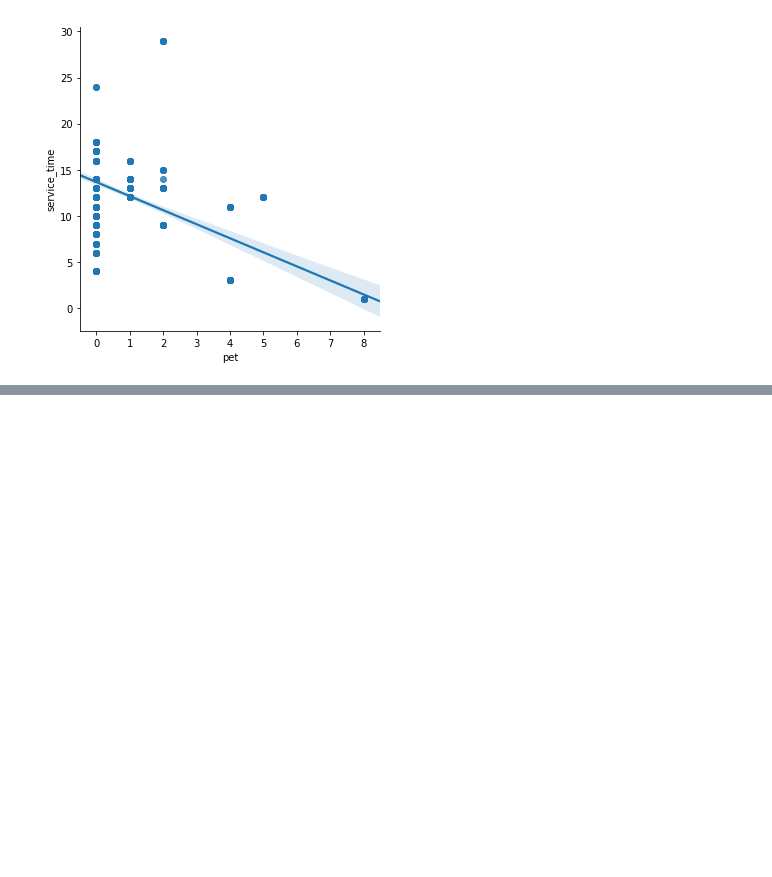
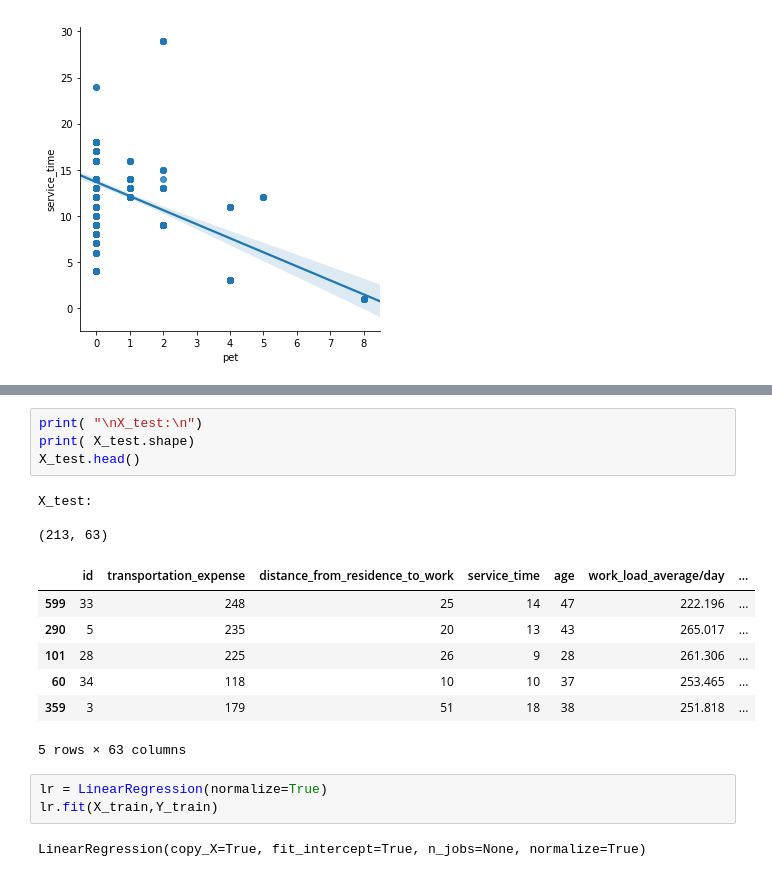
Before and after one commit to samarth-malhotra/DM_ASSIGNMENT, a Jupyter notebook: Assignment.ipynb, the cells around one changed output, grey strips where cells are left out. Saved outputs shown, nothing was run; the diff lists cells and outputs as text; blank space fills up the shorter version.

```diff
--- a/Assignment.ipynb
+++ b/Assignment.ipynb
@@ -202,0 +194,20 @@ X_train:
+# %%
+print( "\nX_test:\n")
+print( X_test.shape)
+X_test.head()
+# %% [output]
+X_test:
+
+(213, 63)
+|  | id | transportation_expense | distance_from_residence_to_work | service_time | age | work_load_average/day | ... |
+| 599 | 33 | 248 | 25 | 14 | 47 | 222.196 | ... |
+| 290 | 5 | 235 | 20 | 13 | 43 | 265.017 | ... |
+| 101 | 28 | 225 | 26 | 9 | 28 | 261.306 | ... |
+| 60 | 34 | 118 | 10 | 10 | 37 | 253.465 | ... |
+| 359 | 3 | 179 | 51 | 18 | 38 | 251.818 | ... |
+5 rows × 63 columns
+# %%
+lr = LinearRegression(normalize=True)
+lr.fit(X_train,Y_train)
+# %% [output]
+LinearRegression(copy_X=True, fit_intercept=True, n_jobs=None, normalize=True)
```
Also changed, not shown: parts of 8 cells of this notebook.
